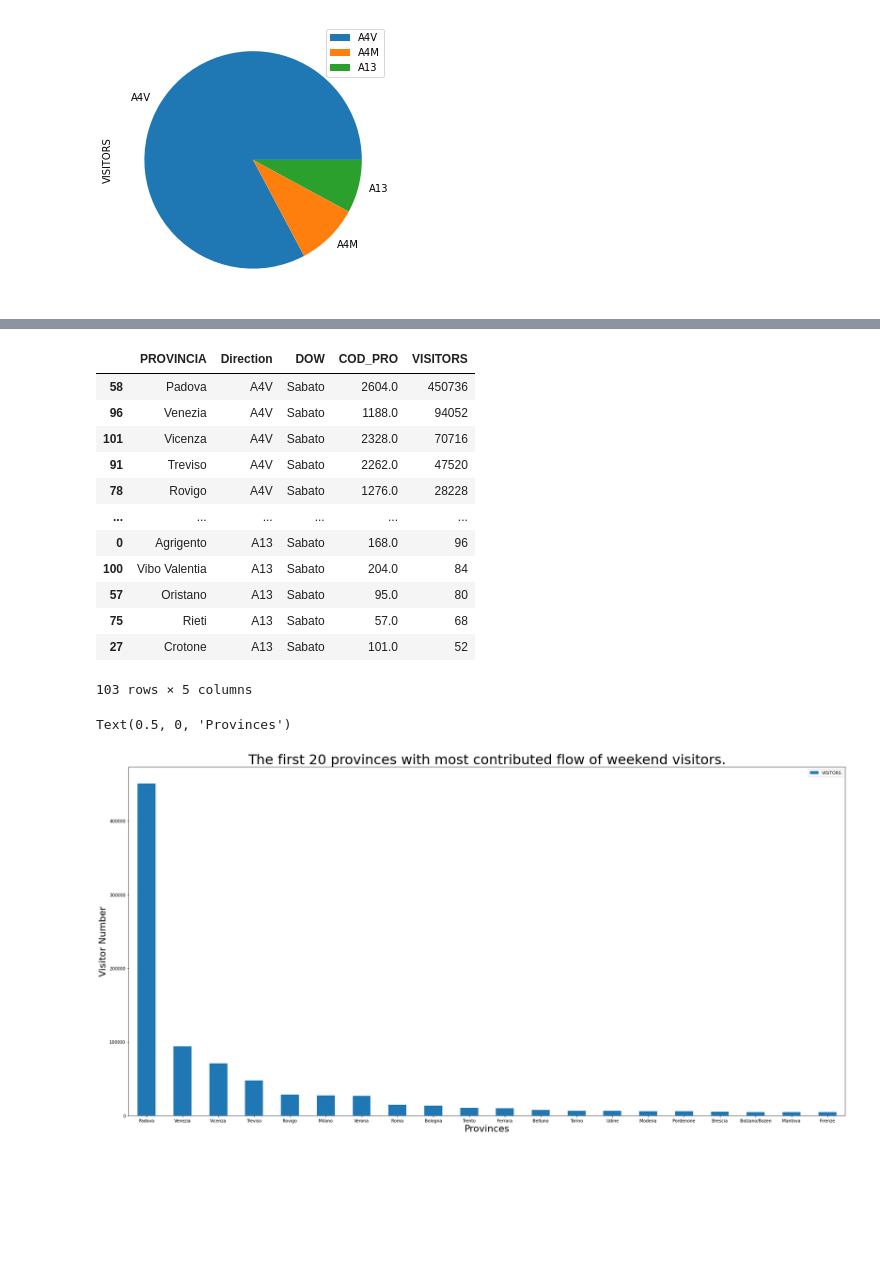
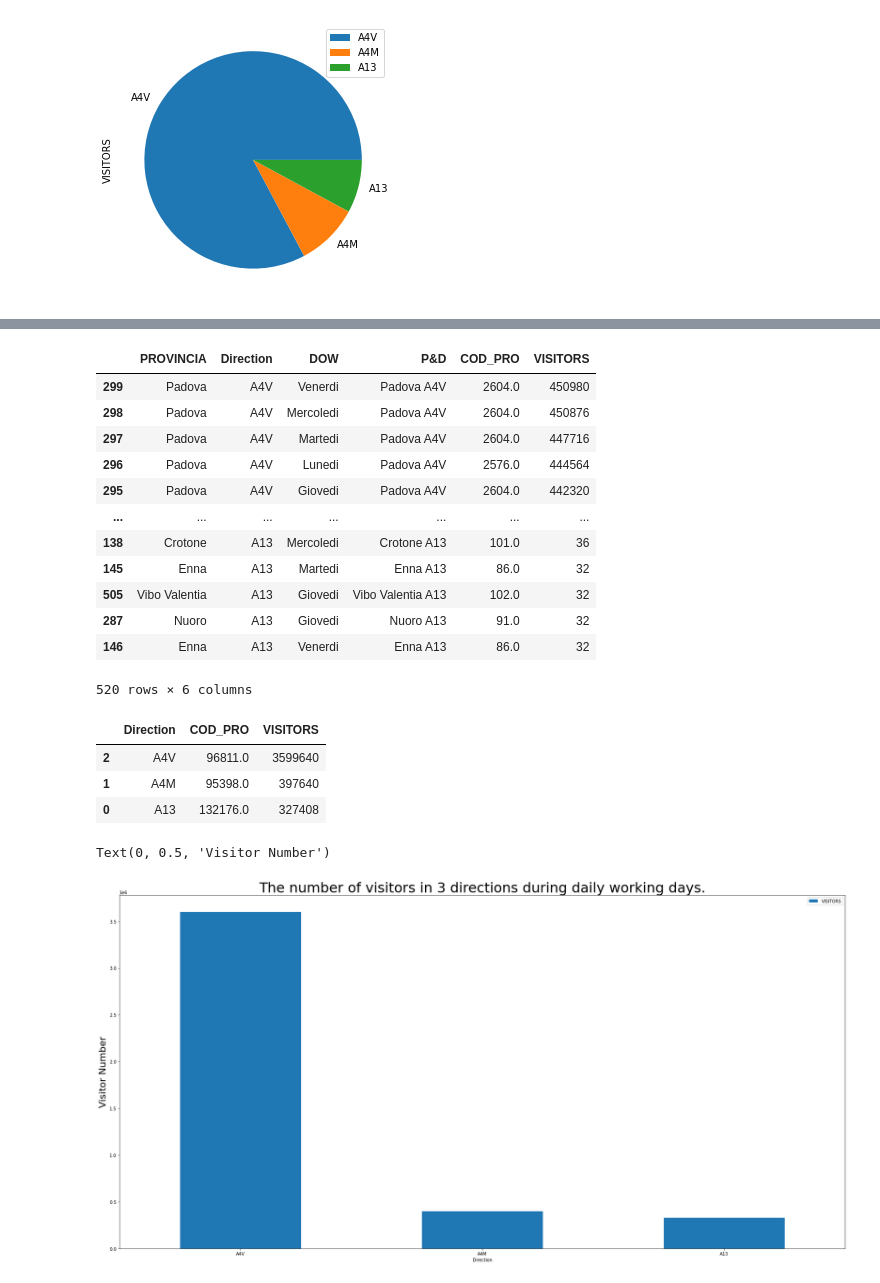
Before and after one commit to mustafaAlgun/Vodafone-Connection-Project, a Jupyter notebook: Project-checkpoint.ipynb, the cells around one changed output, grey strips where cells are left out. Cells and saved outputs as stored; diff of their text form; code cells hidden in the pictures; blank space fills up the shorter version.

```diff
--- a/Project-checkpoint.ipynb
+++ b/Project-checkpoint.ipynb
@@ -148,0 +130,8 @@ df_weekend
+# %%
+#Adding a column with both Province and direction value
+df3['P&D'] = df3['PROVINCIA'] + ' ' + df3['Direction'].astype(str)
+
+
+#Filtering the dataframe bsed on weekend days
+df_weekend = df3[df3['DOW'].str.match('Sabato', 'Domenica')]
+df_weekend
@@ -148,0 +226,4 @@ df_weekend
+# %%
+#Filtering dataframe beased on daily working commuters.
+df_daily = df3[(df3['DOW'] != 'Sabato') & (df3['DOW'] != 'Domenica') ]
+df_daily
@@ -149,29 +244,38 @@ df_weekend
 # %%
-df_P = df_weekend.groupby(['PROVINCIA', 'Direction', 'DOW']).sum().reset_index()
-df_P
-df_W = df_P.sort_values('VISITORS',ascending = False)#Visitors in weekend
-df_W
+#Keep needed columns at daily working commuters dataframe
+df_1 = df_daily.groupby(['PROVINCIA', 'Direction', 'DOW', 'P&D']).sum().reset_index()
+df_1
+df_workingmax = df_1.sort_values('VISITORS',ascending = False)#Visitors in weekend
+df_workingmax
 # %% [output]
-|  | PROVINCIA | Direction | DOW | COD_PRO | VISITORS |
-| 58 | Padova | A4V | Sabato | 2604.0 | 450736 |
-| 96 | Venezia | A4V | Sabato | 1188.0 | 94052 |
-| 101 | Vicenza | A4V | Sabato | 2328.0 | 70716 |
-| 91 | Treviso | A4V | Sabato | 2262.0 | 47520 |
-| 78 | Rovigo | A4V | Sabato | 1276.0 | 28228 |
-| ... | ... | ... | ... | ... | ... |
-| 0 | Agrigento | A13 | Sabato | 168.0 | 96 |
-| 100 | Vibo Valentia | A13 | Sabato | 204.0 | 84 |
-| 57 | Oristano | A13 | Sabato | 95.0 | 80 |
-| 75 | Rieti | A13 | Sabato | 57.0 | 68 |
-| 27 | Crotone | A13 | Sabato | 101.0 | 52 |
+|  | PROVINCIA | Direction | DOW | P&D | COD_PRO | VISITORS |
+| 299 | Padova | A4V | Venerdi | Padova A4V | 2604.0 | 450980 |
+| 298 | Padova | A4V | Mercoledi | Padova A4V | 2604.0 | 450876 |
+| 297 | Padova | A4V | Martedi | Padova A4V | 2604.0 | 447716 |
+| 296 | Padova | A4V | Lunedi | Padova A4V | 2576.0 | 444564 |
+| 295 | Padova | A4V | Giovedi | Padova A4V | 2604.0 | 442320 |
+| ... | ... | ... | ... | ... | ... | ... |
+| 138 | Crotone | A13 | Mercoledi | Crotone A13 | 101.0 | 36 |
+| 145 | Enna | A13 | Martedi | Enna A13 | 86.0 | 32 |
+| 505 | Vibo Valentia | A13 | Giovedi | Vibo Valentia A13 | 102.0 | 32 |
+| 287 | Nuoro | A13 | Giovedi | Nuoro A13 | 91.0 | 32 |
+| 146 | Enna | A13 | Venerdi | Enna A13 | 86.0 | 32 |
-103 rows × 5 columns
+520 rows × 6 columns
+# %%
+#Sum of each direction in daily working dasy.
+df_SW = df_workingmax.groupby(['Direction']).sum().reset_index()
+df_SW
+df_DWorkingmax = df_SW.sort_values('VISITORS',ascending = False)
+df_DWorkingmax
+# %% [output]
+|  | Direction | COD_PRO | VISITORS |
+| 2 | A4V | 96811.0 | 3599640 |
+| 1 | A4M | 95398.0 | 397640 |
+| 0 | A13 | 132176.0 | 327408 |
 # %%
-df_h20 = df_P.sort_values('VISITORS',ascending = False).head(20)
-df_h20
-ax = df_h20.plot.bar(x='PROVINCIA', y='VISITORS', rot=0,figsize=(30, 15))
-ax.set_title('The first 20 provinces with most contributed flow of weekend visitors.', fontdict={'size':32})
+ax = df_DWorkingmax.plot.bar(x='Direction', y='VISITORS', rot=0,figsize=(30, 15))
+ax.set_title('The number of visitors in 3 directions during daily working days.', fontdict={'size':32})
 ax.set_ylabel(ylabel='Visitor Number', fontdict={'size':22})
-ax.set_xlabel(xlabel='Provinces', fontdict={'size':22})
 # %% [output]
-Text(0.5, 0, 'Provinces')
+Text(0, 0.5, 'Visitor Number')
-[figure, old version]
+[figure, new version]
```
Also changed, not shown: parts of 15 cells of this notebook, 1 other file.
